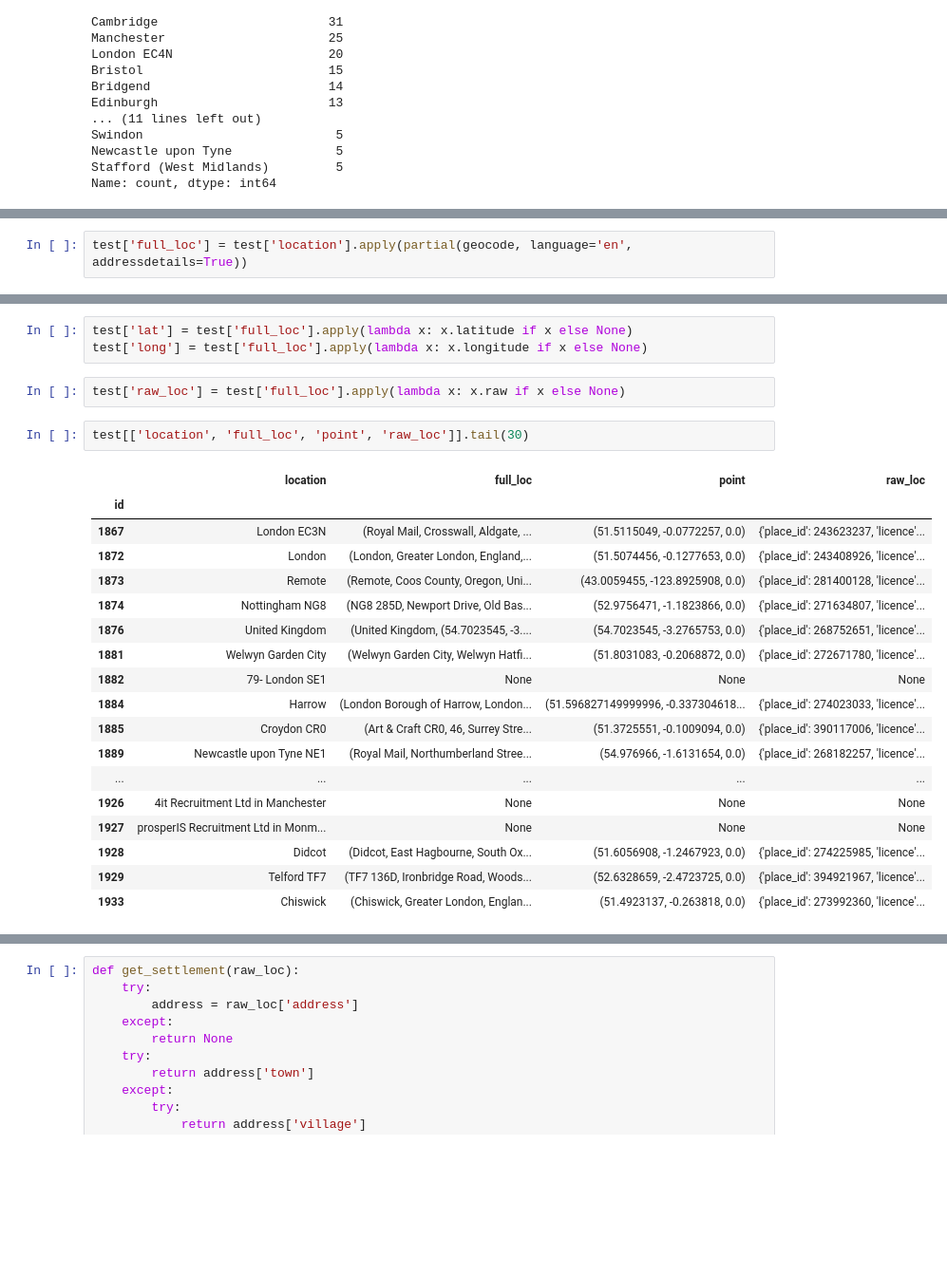
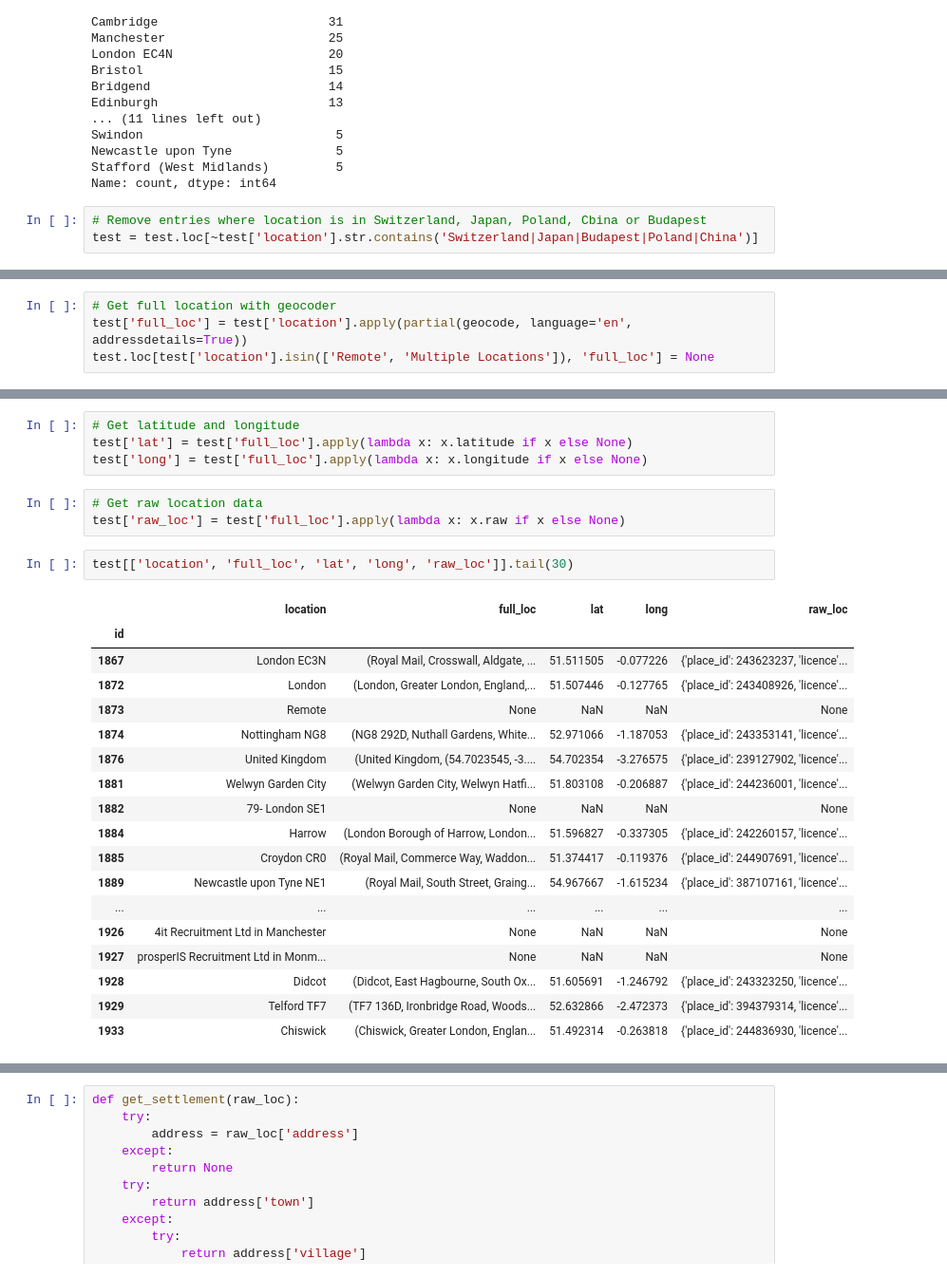
Before and after one commit to J1Walters/msc-project, a Jupyter notebook: notebooks/location_map.ipynb, the cells around one changed output, grey strips where cells are left out. Shown at 95% size. Saved outputs shown, nothing was run; the diff lists cells and outputs as text; blank space fills up the shorter version.

Commit message:
Filtering some foreign locations

```diff
--- a/notebooks/location_map.ipynb
+++ b/notebooks/location_map.ipynb
@@ -103,3 +103,6 @@ Swindon                          5
 Newcastle upon Tyne              5
 Stafford (West Midlands)         5
 Name: count, dtype: int64
+# %%
+# Remove entries where location is in Switzerland, Japan, Poland, Cbina or Budapest
+test = test.loc[~test['location'].str.contains('Switzerland|Japan|Budapest|Poland|China')]
@@ -107,4 +131,6 @@ Name: count, dtype: int64
 geolocator = Nominatim(user_agent='msc_project')
 geocode = RateLimiter(geolocator.geocode, min_delay_seconds=1)
 # %%
+# Get full location with geocoder
 test['full_loc'] = test['location'].apply(partial(geocode, language='en', addressdetails=True))
+test.loc[test['location'].isin(['Remote', 'Multiple Locations']), 'full_loc'] = None
@@ -129,29 +137,31 @@ geopy.exc.GeocoderUnavailable: HTTPSConnectionPool(host='nominatim.openstreetmap
 # %%
+# Get latitude and longitude
 test['lat'] = test['full_loc'].apply(lambda x: x.latitude if x else None)
 test['long'] = test['full_loc'].apply(lambda x: x.longitude if x else None)
 # %%
+# Get raw location data
 test['raw_loc'] = test['full_loc'].apply(lambda x: x.raw if x else None)
 # %%
-test[['location', 'full_loc', 'point', 'raw_loc']].tail(30)
+test[['location', 'full_loc', 'lat', 'long', 'raw_loc']].tail(30)
 # %% [output]
-|  | location | full_loc | point | raw_loc |
-| id |  |  |  |  |
-| 1867 | London EC3N | (Royal Mail, Crosswall, Aldgate, ... | (51.5115049, -0.0772257, 0.0) | {'place_id': 243623237, 'licence'... |
-| 1872 | London | (London, Greater London, England,... | (51.5074456, -0.1277653, 0.0) | {'place_id': 243408926, 'licence'... |
-| 1873 | Remote | (Remote, Coos County, Oregon, Uni... | (43.0059455, -123.8925908, 0.0) | {'place_id': 281400128, 'licence'... |
-| 1874 | Nottingham NG8 | (NG8 285D, Newport Drive, Old Bas... | (52.9756471, -1.1823866, 0.0) | {'place_id': 271634807, 'licence'... |
-| 1876 | United Kingdom | (United Kingdom, (54.7023545, -3.... | (54.7023545, -3.2765753, 0.0) | {'place_id': 268752651, 'licence'... |
-| 1881 | Welwyn Garden City | (Welwyn Garden City, Welwyn Hatfi... | (51.8031083, -0.2068872, 0.0) | {'place_id': 272671780, 'licence'... |
-| 1882 | 79- London SE1 | None | None | None |
-| 1884 | Harrow | (London Borough of Harrow, London... | (51.596827149999996, -0.337304618... | {'place_id': 274023033, 'licence'... |
-| 1885 | Croydon CR0 | (Art & Craft CR0, 46, Surrey Stre... | (51.3725551, -0.1009094, 0.0) | {'place_id': 390117006, 'licence'... |
-| 1889 | Newcastle upon Tyne NE1 | (Royal Mail, Northumberland Stree... | (54.976966, -1.6131654, 0.0) | {'place_id': 268182257, 'licence'... |
-| ... | ... | ... | ... | ... |
-| 1926 | 4it Recruitment Ltd in Manchester | None | None | None |
-| 1927 | prosperIS Recruitment Ltd in Monm... | None | None | None |
-| 1928 | Didcot | (Didcot, East Hagbourne, South Ox... | (51.6056908, -1.2467923, 0.0) | {'place_id': 274225985, 'licence'... |
-| 1929 | Telford TF7 | (TF7 136D, Ironbridge Road, Woods... | (52.6328659, -2.4723725, 0.0) | {'place_id': 394921967, 'licence'... |
-| 1933 | Chiswick | (Chiswick, Greater London, Englan... | (51.4923137, -0.263818, 0.0) | {'place_id': 273992360, 'licence'... |
+|  | location | full_loc | lat | long | raw_loc |
+| id |  |  |  |  |  |
+| 1867 | London EC3N | (Royal Mail, Crosswall, Aldgate, ... | 51.511505 | -0.077226 | {'place_id': 243623237, 'licence'... |
+| 1872 | London | (London, Greater London, England,... | 51.507446 | -0.127765 | {'place_id': 243408926, 'licence'... |
+| 1873 | Remote | None | NaN | NaN | None |
+| 1874 | Nottingham NG8 | (NG8 292D, Nuthall Gardens, White... | 52.971066 | -1.187053 | {'place_id': 243353141, 'licence'... |
+| 1876 | United Kingdom | (United Kingdom, (54.7023545, -3.... | 54.702354 | -3.276575 | {'place_id': 239127902, 'licence'... |
+| 1881 | Welwyn Garden City | (Welwyn Garden City, Welwyn Hatfi... | 51.803108 | -0.206887 | {'place_id': 244236001, 'licence'... |
+| 1882 | 79- London SE1 | None | NaN | NaN | None |
+| 1884 | Harrow | (London Borough of Harrow, London... | 51.596827 | -0.337305 | {'place_id': 242260157, 'licence'... |
+| 1885 | Croydon CR0 | (Royal Mail, Commerce Way, Waddon... | 51.374417 | -0.119376 | {'place_id': 244907691, 'licence'... |
+| 1889 | Newcastle upon Tyne NE1 | (Royal Mail, South Street, Graing... | 54.967667 | -1.615234 | {'place_id': 387107161, 'licence'... |
+| ... | ... | ... | ... | ... | ... |
+| 1926 | 4it Recruitment Ltd in Manchester | None | NaN | NaN | None |
+| 1927 | prosperIS Recruitment Ltd in Monm... | None | NaN | NaN | None |
+| 1928 | Didcot | (Didcot, East Hagbourne, South Ox... | 51.605691 | -1.246792 | {'place_id': 243323250, 'licence'... |
+| 1929 | Telford TF7 | (TF7 136D, Ironbridge Road, Woods... | 52.632866 | -2.472373 | {'place_id': 394379314, 'licence'... |
+| 1933 | Chiswick | (Chiswick, Greater London, Englan... | 51.492314 | -0.263818 | {'place_id': 244836930, 'licence'... |
 # %%
 test['raw_loc'].loc[1920]
 # %% [output]
```
Also changed, not shown: parts of 12 cells of this notebook.
